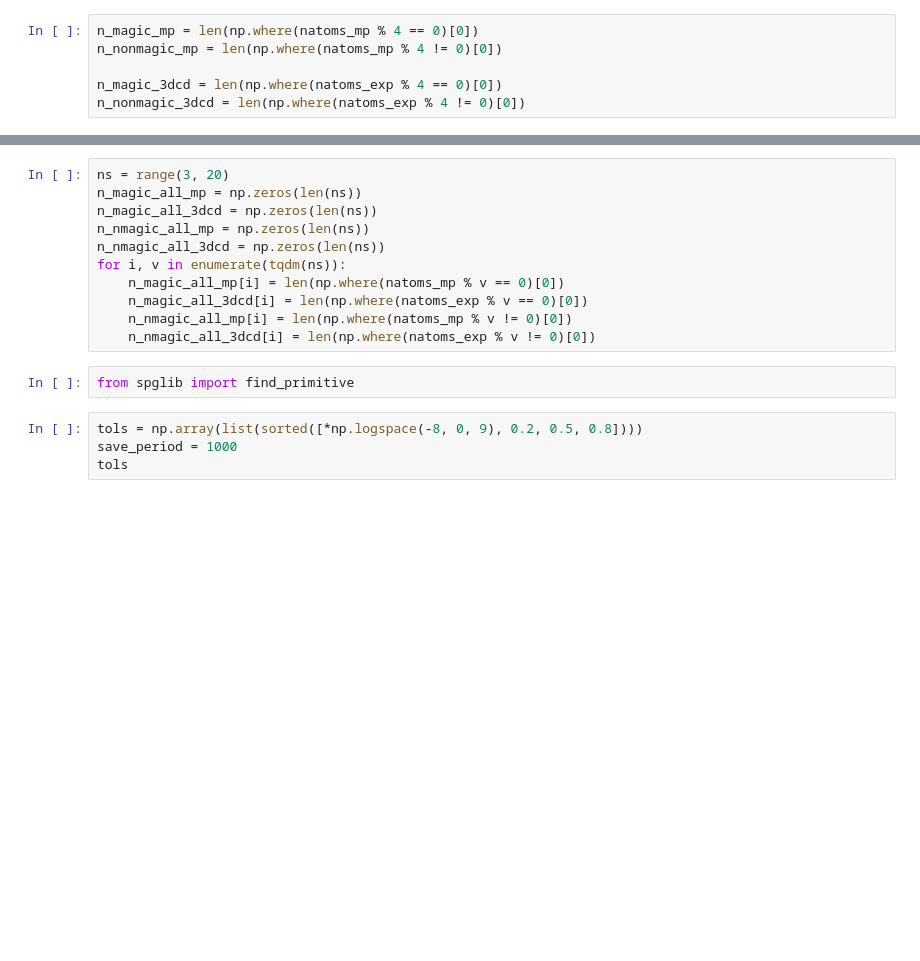
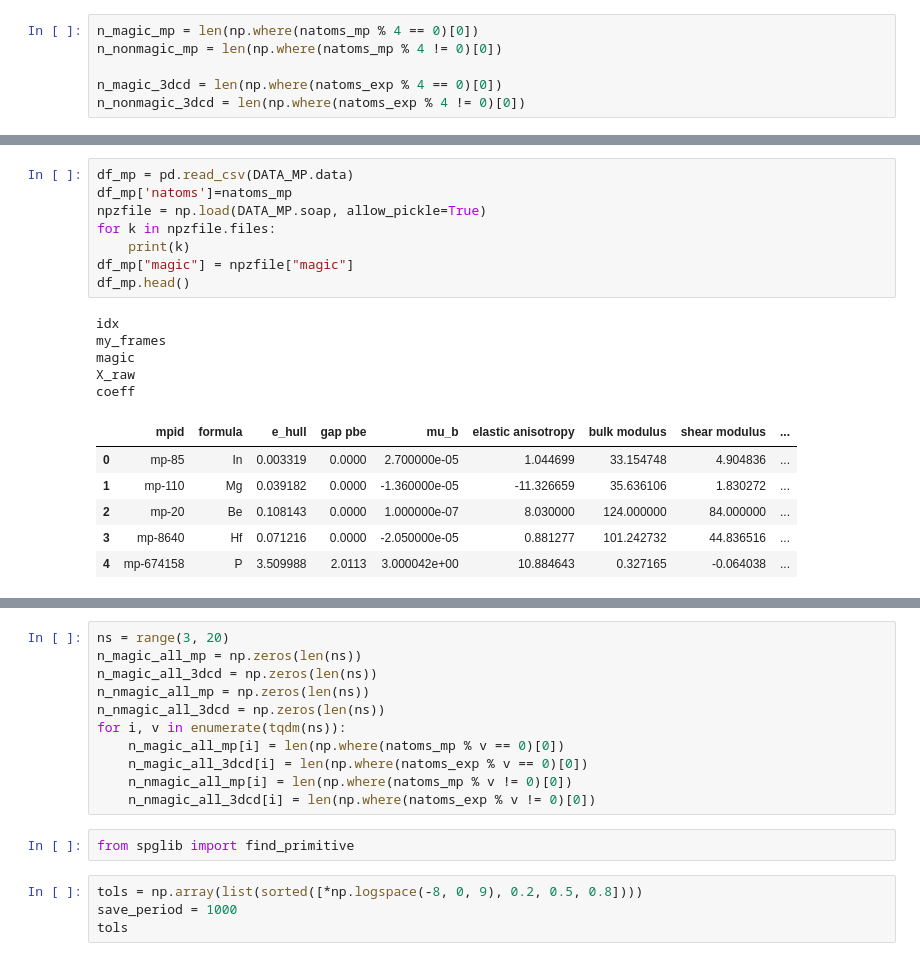
Before and after one commit to epfl-theos/r4-project, a Jupyter notebook: src/0.Rule4_hist.ipynb, the cells around one changed output, grey strips where cells are left out. Drawn from its saved outputs; the diff is of its cells as text; blank space fills up the shorter version.

```diff
--- a/src/0.Rule4_hist.ipynb
+++ b/src/0.Rule4_hist.ipynb
@@ -32,0 +55,20 @@ n_nonmagic_3dcd = len(np.where(natoms_exp % 4 != 0)[0])
+# %%
+df_mp = pd.read_csv(DATA_MP.data)
+df_mp['natoms']=natoms_mp
+npzfile = np.load(DATA_MP.soap, allow_pickle=True)
+for k in npzfile.files:
+    print(k)
+df_mp["magic"] = npzfile["magic"]
+df_mp.head()
+# %% [output]
+idx
+my_frames
+magic
+X_raw
+coeff
+|  | mpid | formula | e_hull | gap pbe | mu_b | elastic anisotropy | bulk modulus | shear modulus | ... |
+| 0 | mp-85 | In | 0.003319 | 0.0000 | 2.700000e-05 | 1.044699 | 33.154748 | 4.904836 | ... |
+| 1 | mp-110 | Mg | 0.039182 | 0.0000 | -1.360000e-05 | -11.326659 | 35.636106 | 1.830272 | ... |
+| 2 | mp-20 | Be | 0.108143 | 0.0000 | 1.000000e-07 | 8.030000 | 124.000000 | 84.000000 | ... |
+| 3 | mp-8640 | Hf | 0.071216 | 0.0000 | -2.050000e-05 | 0.881277 | 101.242732 | 44.836516 | ... |
+| 4 | mp-674158 | P | 3.509988 | 2.0113 | 3.000042e+00 | 10.884643 | 0.327165 | -0.064038 | ... |
```
Also changed, not shown: parts of 18 cells of this notebook, 3 other files.
